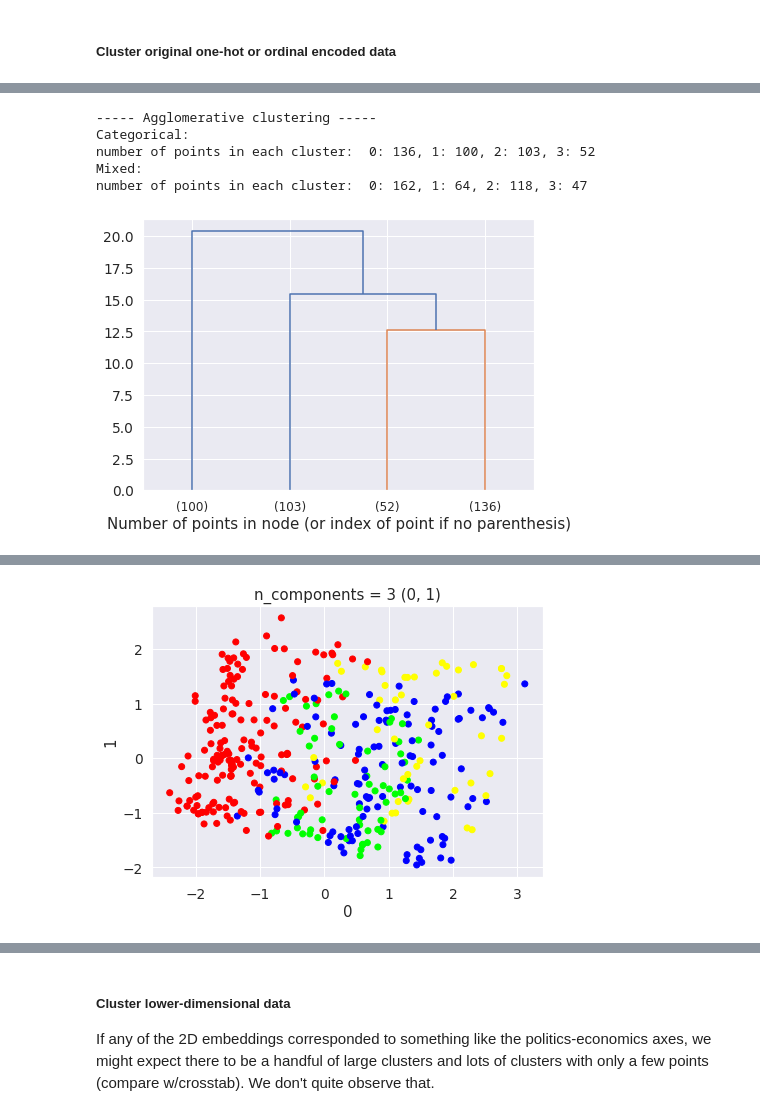
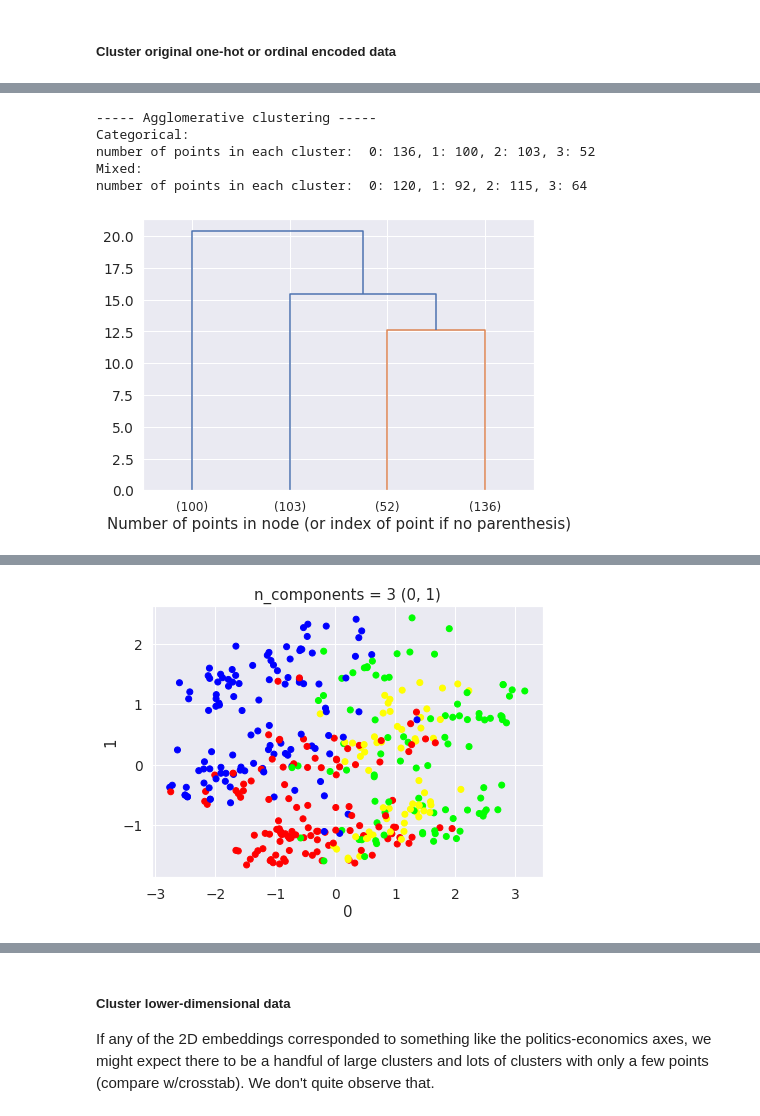
Before and after one commit to notchia/metagov, a Jupyter notebook: cryptopolitics_survey_analysis.ipynb, the cells around one changed output, grey strips where cells are left out. Cells and saved outputs as stored; diff of their text form; code cells hidden in the pictures.

```diff
--- a/cryptopolitics_survey_analysis.ipynb
+++ b/cryptopolitics_survey_analysis.ipynb
@@ -486,14 +484,26 @@ def compute_and_plot_pca(X, N, labels=None):
     pca = PCA(n_components=N)
     X_transformed = pca.fit_transform(X)
 
-    # Display some results
-    df_pca = pd.DataFrame(np.transpose(pca.components_))
+    # Display PCA vectors against one another
+    df_tmp = pd.DataFrame(np.transpose(pca.components_))
     if labels is not None:
-        df_pca.index = labels
-    df_pca.plot.bar(width=1)
-    print(f"Variance explained: {sum(pca.explained_variance_ratio_)*100:.1f}%")
+        df_tmp.index = labels
+    if len(df_tmp.columns) > 3:
+        df_tmp = df_tmp.iloc[:, :3]
+    df_tmp.plot.bar(width=0.8, figsize=(12,6))
+    plt.ylabel('Component value\n(note: scale for ordinal is different from that of categorical)')
+
+    print(f"Total variance explained: {sum(pca.explained_variance_ratio_)*100:.1f}%")
+
+    # Scree plot
+    plt.figure()
+    plt.plot(np.arange(pca.n_components_) + 1, 100*pca.explained_variance_ratio_, 'o-', linewidth=2, color='blue')
+    plt.title('Scree Plot')
+    plt.xlabel('Principal Component')
+    plt.ylabel('Variance Explained (%)')
+    plt.show()
 
     # Plot
-    scatter_plot_combos(X_transformed, N, title='PCA')
+    scatter_plot_combos(X_transformed, min(N, 3), title='PCA')
 
     return X_transformed, pca
@@ -535,4 +549,7 @@ def compute_and_plot_feature_agglomeration(X, N, kwargs={}):
 # %%
 # PCA on mostly-ordinal data
-X_pca_mixed_3 = compute_and_plot_pca(X_mixed, 3, labels=list(df_mixed.columns))
+# Choose n_PCA based on number of questions
+# Displays only first three vectors for convenience
+n_PCA = 18
+X_pca_mixed, pca_result = compute_and_plot_pca(X_mixed, n_PCA, labels=list(df_mixed.columns))
 # %% [output]
@@ -672,18 +719,18 @@ def run_agglomerative_clustering(X, nClusters, kwargs={}, X_for_plotting=None):
     plt.figure()
     plot_dendrogram(ac, truncate_mode="lastp", p=nClusters) #truncate_mode="level", p=3
 
-    if X.shape[1] <= 3:
-        scatter_plot_combos(X, X.shape[1], colors=colors[y_predicted])
-    elif X_for_plotting is not None:
+    if X_for_plotting is not None:
         scatter_plot_combos(X_for_plotting, min(X_for_plotting.shape[1], 3), colors=colors[y_predicted])
+    else:
+        scatter_plot_combos(X, min(X.shape[1], 3), colors=colors[y_predicted])
 # %% [markdown]
 ##### Cluster original one-hot or ordinal encoded data
 # %%
 print("----- Affinity propagation -----")
 print("Categorical:")
-run_affinity_propagation(X_allCat, X_for_plotting=X_pca_mixed_3[0])
+run_affinity_propagation(X_allCat, X_for_plotting=X_pca_mixed)
 print("Mixed:")
-run_affinity_propagation(X_mixed, X_for_plotting=X_pca_mixed_3[0])
+run_affinity_propagation(X_mixed, X_for_plotting=X_pca_mixed)
 # %% [output]
 ----- Affinity propagation -----
 Categorical:
@@ -701,13 +748,13 @@ number of points in each cluster:  0: 10, 1: 10, 2: 5, 3: 15, 4: 15, 5: 7, 6: 5,
 # %%
 print("----- Agglomerative clustering -----")
 print("Categorical:")
-run_agglomerative_clustering(X_allCat, 4, X_for_plotting=X_pca_mixed_3[0])
+run_agglomerative_clustering(X_allCat, 4, X_for_plotting=X_pca_mixed)
 print("Mixed:")
-run_agglomerative_clustering(X_mixed, 4, X_for_plotting=X_pca_mixed_3[0])
+run_agglomerative_clustering(X_mixed, 4, X_for_plotting=X_pca_mixed)
 # %% [output]
 ----- Agglomerative clustering -----
 Categorical:
 number of points in each cluster:  0: 136, 1: 100, 2: 103, 3: 52
 Mixed:
-number of points in each cluster:  0: 162, 1: 64, 2: 118, 3: 47
+number of points in each cluster:  0: 120, 1: 92, 2: 115, 3: 64
 [figure]
@@ -718 +765 @@ number of points in each cluster:  0: 162, 1: 64, 2: 118, 3: 47
-[figure, old version]
+[figure, new version]
```
Also changed, not shown: parts of 24 cells of this notebook.
